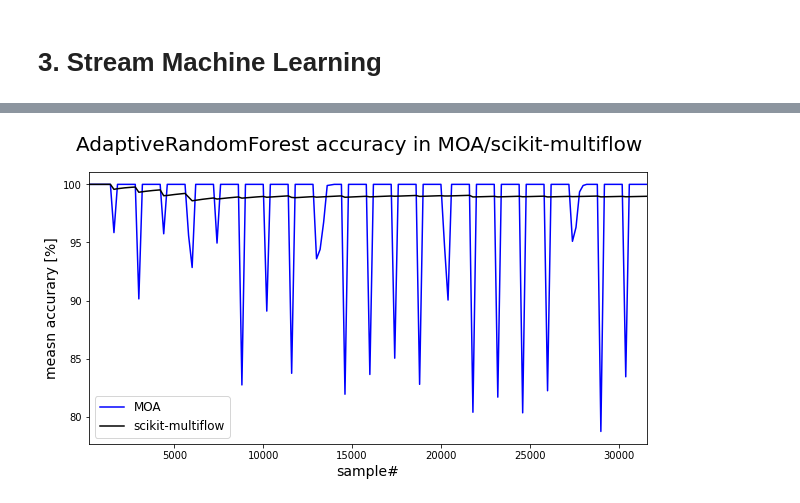
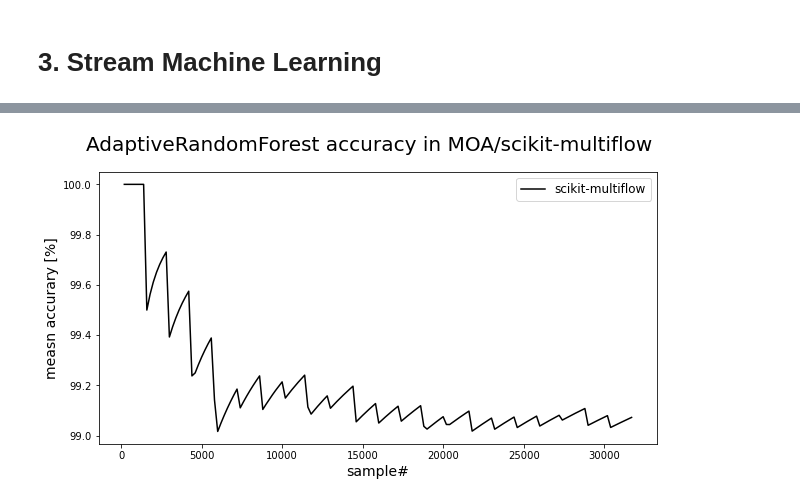
Before and after one commit to alexbeattie42/FIREMAN-project, a Jupyter notebook: fireman_streamML_and_concept_drift_detection.ipynb, the cells around one changed output, grey strips where cells are left out. Saved outputs shown, nothing was run; the diff lists cells and outputs as text; code cells hidden in the pictures.

```diff
--- a/fireman_streamML_and_concept_drift_detection.ipynb
+++ b/fireman_streamML_and_concept_drift_detection.ipynb
@@ -66,10 +86,10 @@ ARF - Kappa        : 0.9893
 # skmultiflow also did not evaluate last 200 samples
 # for the sake of comparisson we shrink the MOA results
 # accuracy in MOA is in % and in skmultiflow fraction
-py_ARF_results = pd.read_csv('Tennessee_Event-Driven/results/py_ARF_results.csv',skiprows=[0,1,2,3,4],index_col=False)
+py_ARF_results = pd.read_csv(f'{base_path}/Tennessee_Event-Driven/results/py_ARF_results.csv',skiprows=[0,1,2,3,4],index_col=False)
 py_ARF_results['mean_acc_[ARF]'] = py_ARF_results['mean_acc_[ARF]']*100
-moa_ARF_results = pd.read_csv('Tennessee_Event-Driven/results/moa_ARF_results.csv',index_col=False)
-moa_ARF_results = moa_ARF_results.iloc[:-1]
+# moa_ARF_results = pd.read_csv('Tennessee_Event-Driven/results/moa_ARF_results.csv',index_col=False)
+# moa_ARF_results = moa_ARF_results.iloc[:-1]
 # %%
 py_ARF_results.head()
 # %% [output]
@@ -91,15 +104,15 @@ moa_ARF_results.head()
 # %%
 fig, ax = plt.subplots(1, 1, figsize=(10, 5))
 fig.suptitle('AdaptiveRandomForest accuracy in MOA/scikit-multiflow', size=20)
-moa_ARF_results.plot(x='learning evaluation instances', y = '[avg] classifications correct (percent)',ax=ax,color='blue')
+# moa_ARF_results.plot(x='learning evaluation instances', y = '[avg] classifications correct (percent)',ax=ax,color='blue')
 py_ARF_results.plot(x = 'id',y = 'mean_acc_[ARF]', ax=ax,color='black')
 ax.set_xlabel('sample#',size=14)
 ax.set_ylabel('measn accurary [%]',size=14)
 ax.legend()
 
-ax.legend(['MOA', 'scikit-multiflow'], fontsize=12);
+ax.legend(['scikit-multiflow'], fontsize=12);
 # %% [output]
-[figure, old version]
+[figure, new version]
 # %% [markdown]
 # 4. Concept Drift Detection
 I stole this picture from :
```
Also changed, not shown: parts of 8 cells of this notebook, 10 other files.
